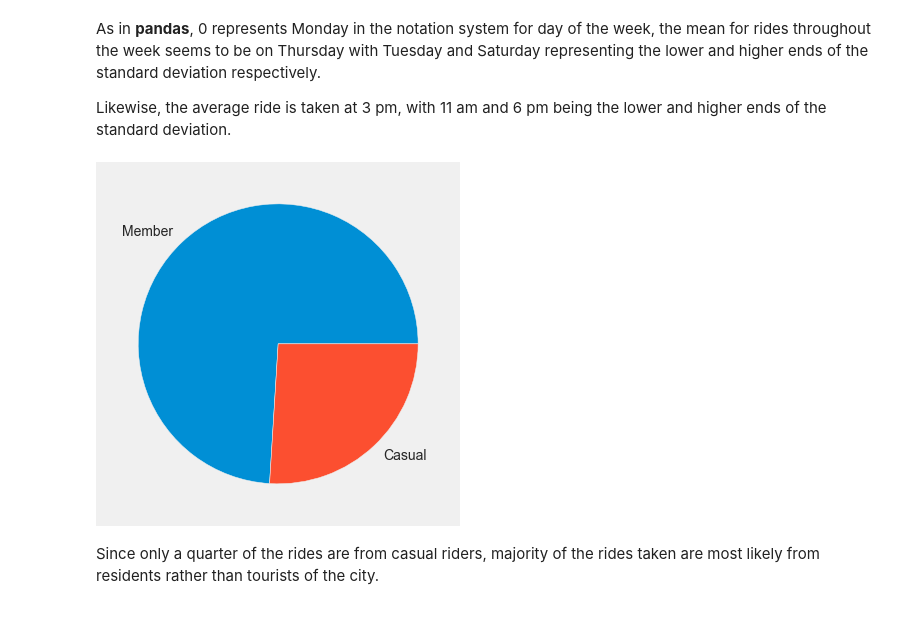
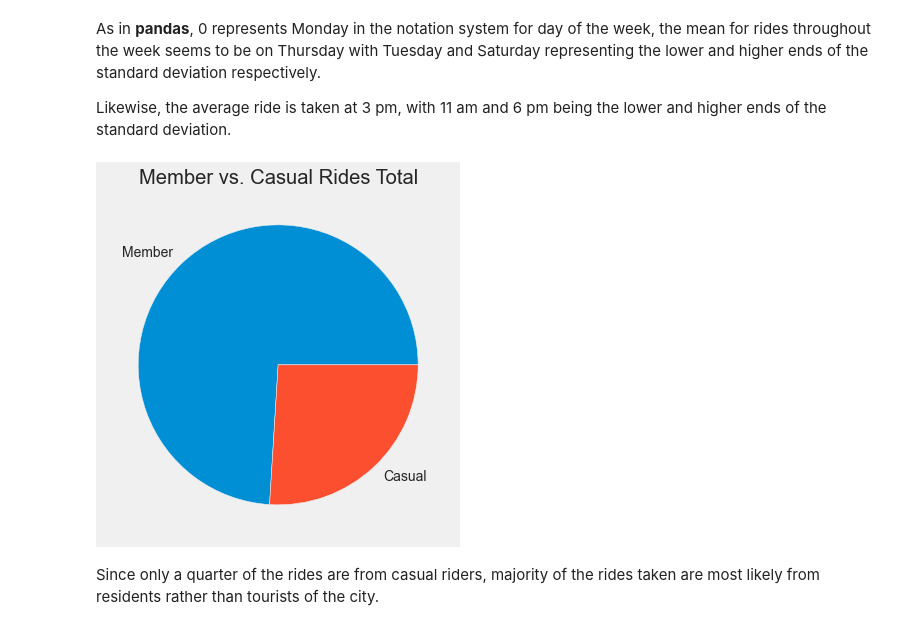
Before and after one commit to jchatterjee/nycdsa_capstone, a Jupyter notebook: DA_Q1_Rider_Behavior.ipynb, the cells around one changed output. Saved outputs shown, nothing was run; the diff lists cells and outputs as text; code cells hidden in the pictures.

```diff
--- a/DA_Q1_Rider_Behavior.ipynb
+++ b/DA_Q1_Rider_Behavior.ipynb
@@ -131,9 +131,10 @@ Likewise, the average ride is taken at 3 pm, with 11 am and 6 pm being the lower
 # %%
 plt.figure(figsize=(6,6))
 plt.pie(CB_Ride_Time.member_casual.value_counts(), labels = CB_Ride_Time.member_casual.unique())
+plt.title('Member vs. Casual Rides Total')
 plt.show()
 # %% [output]
-[figure, old version]
+[figure, new version]
 # %% [markdown]
 Since only a quarter of the rides are from casual riders, majority of the rides taken are most likely from residents rather than tourists of the city.
 # %%
```
Also changed, not shown: parts of 14 cells of this notebook.
